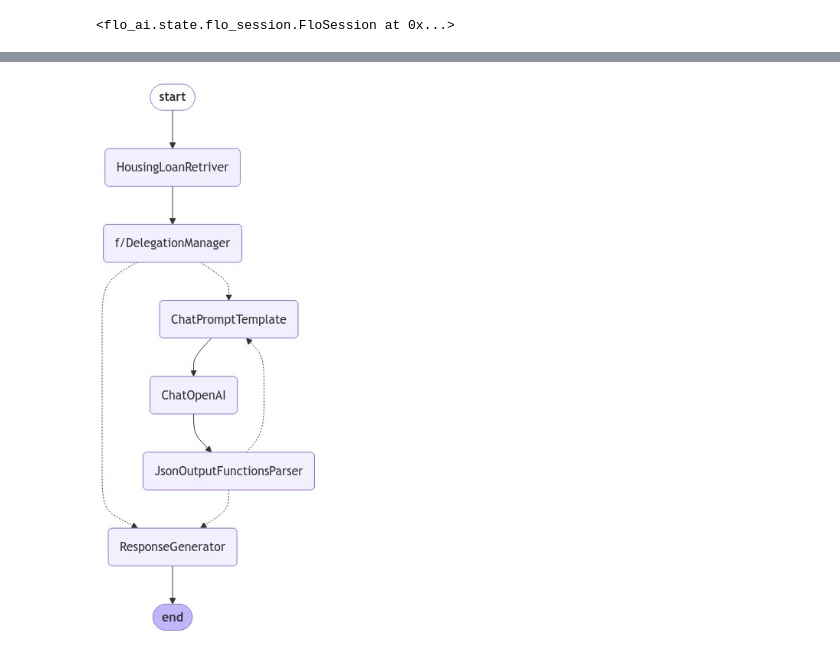
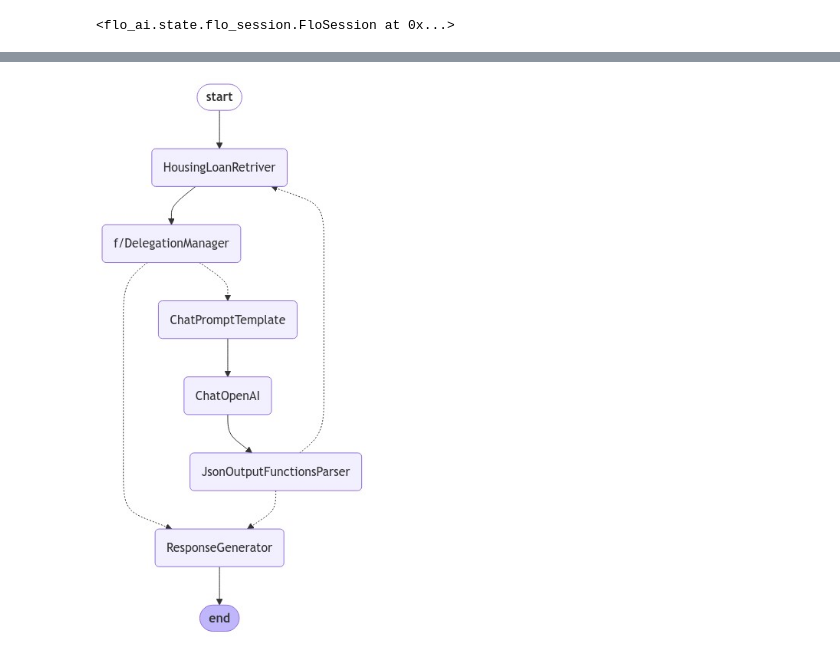
Before and after one commit to rootflo/flo-ai, a Jupyter notebook: examples/agentic_rag.ipynb, the cells around one changed output, grey strips where cells are left out. Cells and saved outputs as stored; diff of their text form; code cells hidden in the pictures.

Commit message:
Finished Graph RAG

```diff
--- a/examples/agentic_rag.ipynb
+++ b/examples/agentic_rag.ipynb
@@ -70,7 +97,8 @@ team:
         retry: 1
         job: >
           Your job is to check if the records fetched by the retriever are relevent to the question.
-          If its not relevant return to HousingLoanRetriver else send to ResponseGenerator
+          If its not relevant re-write the query send to HousingLoanRetriver for re-retrieval.
+          If its relevant then send to ResponseGenerator for response generation
       - name: ResponseGenerator
         kind: llm
         job: Based on the documents given answer the user question that was asked
@@ -85,4 +113,4 @@ flo.draw()
-[figure, old version]
+[figure, new version]
 # %%
 print(flo.invoke("Whats the interest rate for housing loan ?"))
 # %% [output]
```
Also changed, not shown: parts of 8 cells of this notebook.
